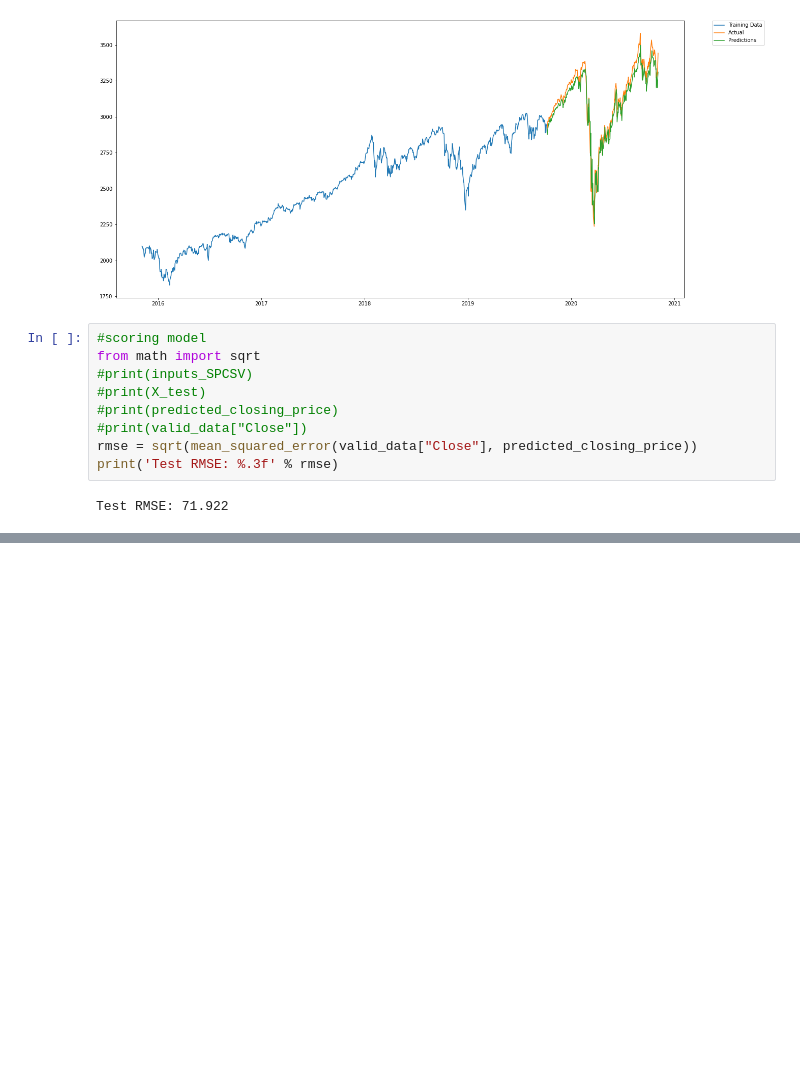
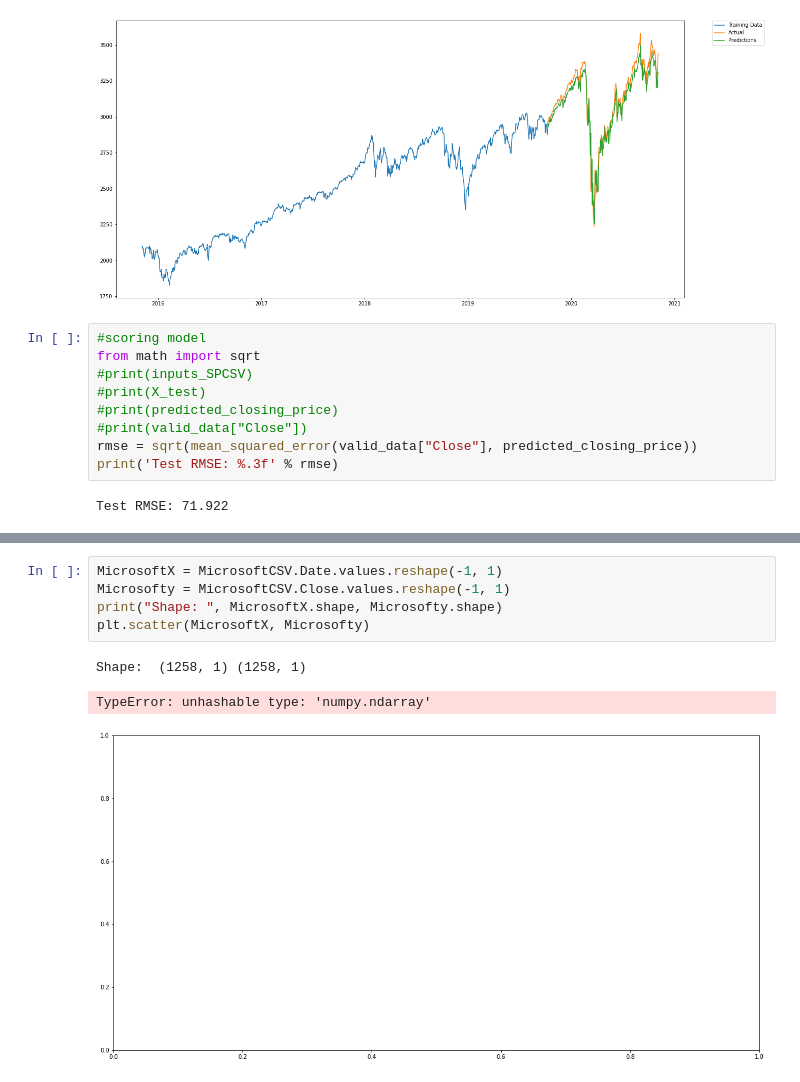
Before and after one commit to rjcline07/Final_Project, a Jupyter notebook: model.ipynb, the cells around one changed output, grey strips where cells are left out. Saved outputs shown, nothing was run; the diff lists cells and outputs as text; blank space fills up the shorter version.

```diff
--- a/model.ipynb
+++ b/model.ipynb
@@ -236,0 +330,9 @@ Test RMSE: 71.922
+# %%
+MicrosoftX = MicrosoftCSV.Date.values.reshape(-1, 1)
+Microsofty = MicrosoftCSV.Close.values.reshape(-1, 1)
+print("Shape: ", MicrosoftX.shape, Microsofty.shape)
+plt.scatter(MicrosoftX, Microsofty)
+# %% [output]
+Shape:  (1258, 1) (1258, 1)
+TypeError: unhashable type: 'numpy.ndarray'
+[figure, added]
```
Also changed, not shown: parts of 47 cells of this notebook, 12 other files.
